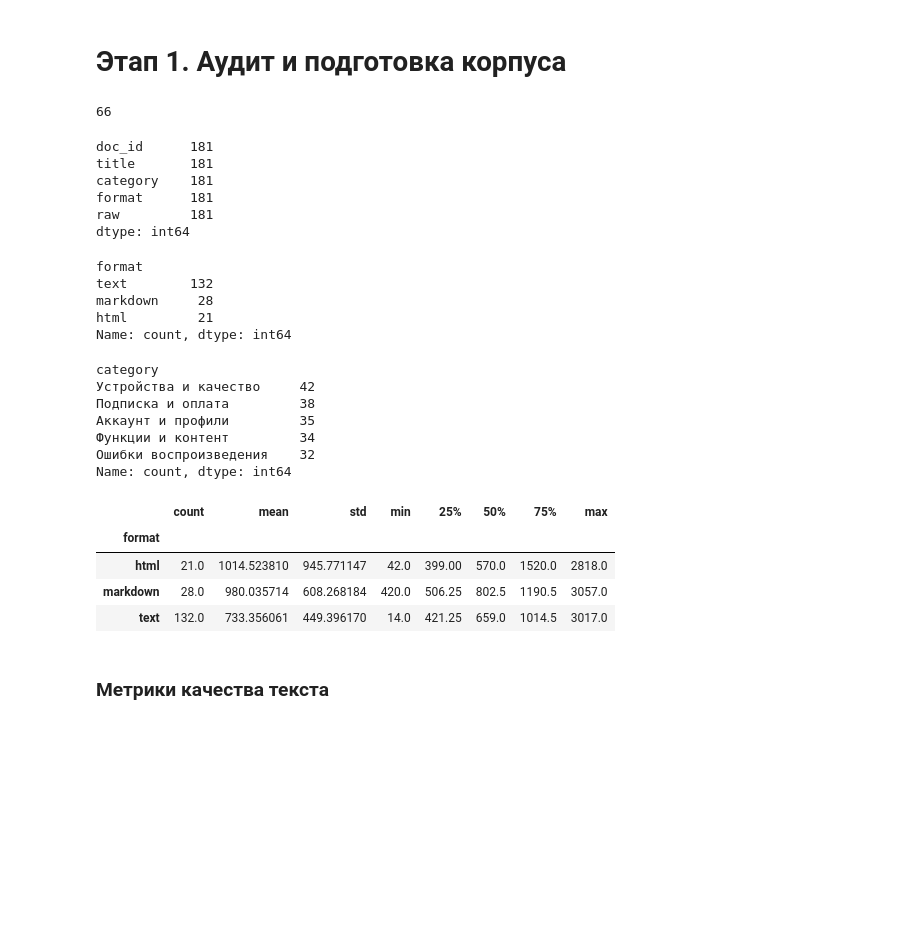
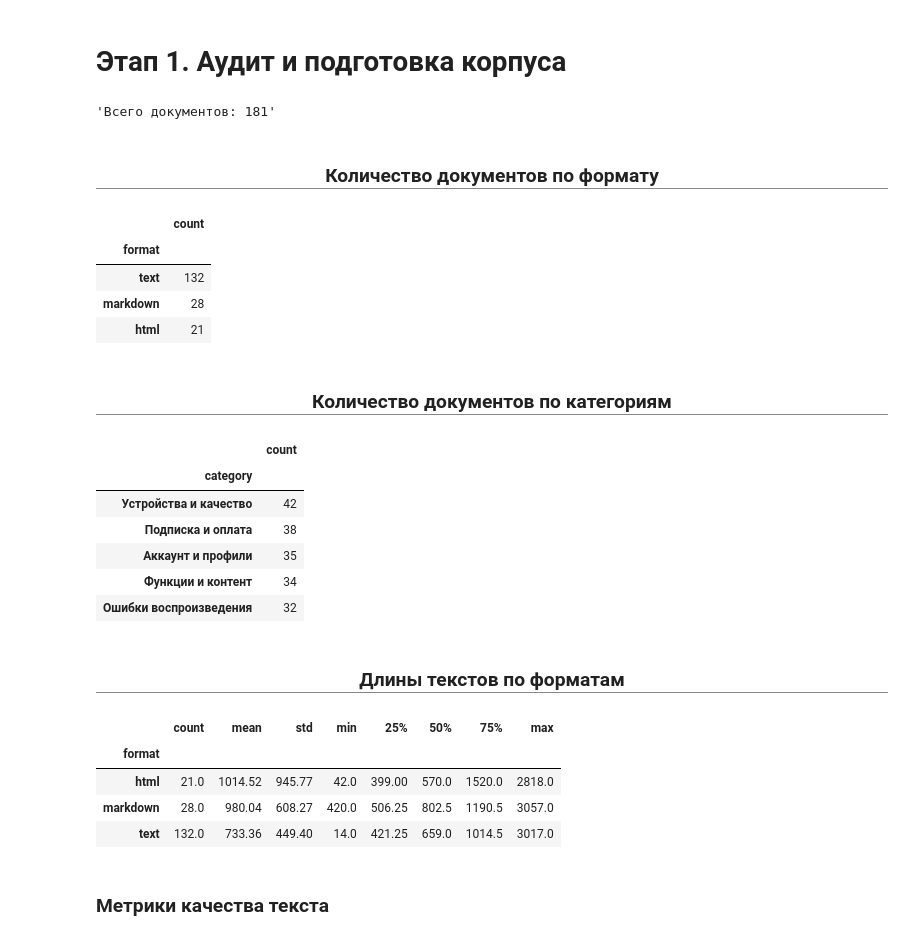
Before and after one commit to nda86/yp_rag, a Jupyter notebook: 1. Audit.ipynb, the cells around one changed output. Drawn from its saved outputs; the diff is of its cells as text; code cells hidden in the pictures; blank space fills up the shorter version.

```diff
--- a/1. Audit.ipynb
+++ b/1. Audit.ipynb
@@ -15,6 +15,8 @@ from bs4 import BeautifulSoup
 from ftfy.badness import badness
 from IPython.display import HTML
 from rapidfuzz import fuzz, process
+# %%
+pd.set_option("display.max_rows", None)
 # %%
 def show(*, title: str, df: pd.DataFrame):
     display(HTML(f"""
@@ -29,39 +31,34 @@ def show(*, title: str, df: pd.DataFrame):
 data = json.loads(Path("filmoskop_kb.json").read_text(encoding="utf-8"))
 docs_df = pd.DataFrame(data["docs"])
 queries = data["queries"]
+display(f"Всего документов: {len(docs_df)}")
+# %% [output]
+'Всего документов: 181'
-# %%
-len(queries)
-# %% [output]
-66
 # %%
-display(docs_df.count())
-display(docs_df["format"].value_counts())
-display(docs_df["category"].value_counts())
-display(docs_df.assign(raw_len=docs_df["raw"].str.len()).groupby("format")["raw_len"].describe())
+show(title="Количество документов по формату", df=docs_df["format"].value_counts().to_frame("count"))
+show(title="Количество документов по категориям", df=docs_df["category"].value_counts().to_frame("count"))
+show(title="Длины текстов по форматам", df=docs_df.assign(raw_len=docs_df["raw"].str.len()).groupby("format")["raw_len"].describe().round(2))
 # %% [output]
-doc_id      181
-title       181
-category    181
-format      181
-raw         181
-dtype: int64
-format
-text        132
-markdown     28
-html         21
-Name: count, dtype: int64
-category
-Устройства и качество     42
-Подписка и оплата         38
-Аккаунт и профили         35
-Функции и контент         34
-Ошибки воспроизведения    32
-Name: count, dtype: int64
+Количество документов по формату
-|  | count | mean | std | min | 25% | 50% | 75% | max |
-| format |  |  |  |  |  |  |  |  |
-| html | 21.0 | 1014.523810 | 945.771147 | 42.0 | 399.00 | 570.0 | 1520.0 | 2818.0 |
-| markdown | 28.0 | 980.035714 | 608.268184 | 420.0 | 506.25 | 802.5 | 1190.5 | 3057.0 |
-| text | 132.0 | 733.356061 | 449.396170 | 14.0 | 421.25 | 659.0 | 1014.5 | 3017.0 |
+|  | count |
+| format |  |
+| text | 132 |
+| markdown | 28 |
+| html | 21 |
+Количество документов по категориям
+|  | count |
+| category |  |
+| Устройства и качество | 42 |
+| Подписка и оплата | 38 |
+| Аккаунт и профили | 35 |
+| Функции и контент | 34 |
+| Ошибки воспроизведения | 32 |
+Длины текстов по форматам
+|  | count | mean | std | min | 25% | 50% | 75% | max |
+| format |  |  |  |  |  |  |  |  |
+| html | 21.0 | 1014.52 | 945.77 | 42.0 | 399.00 | 570.0 | 1520.0 | 2818.0 |
+| markdown | 28.0 | 980.04 | 608.27 | 420.0 | 506.25 | 802.5 | 1190.5 | 3057.0 |
+| text | 132.0 | 733.36 | 449.40 | 14.0 | 421.25 | 659.0 | 1014.5 | 3017.0 |
 # %% [markdown]
 ### Метрики качества текста
 # %%
```
Also changed, not shown: parts of 11 cells of this notebook, 2 other files.
